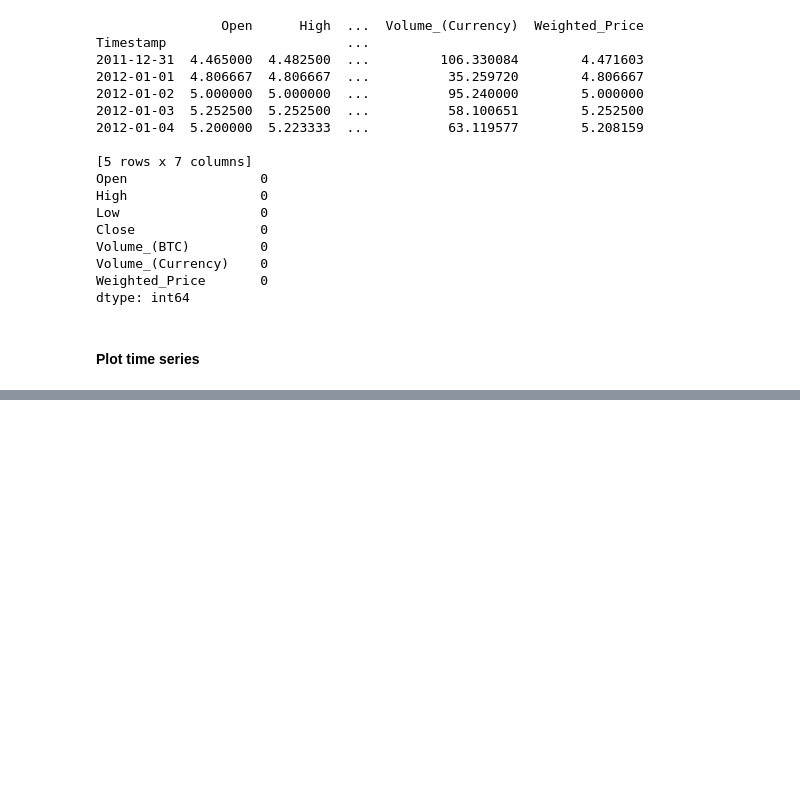
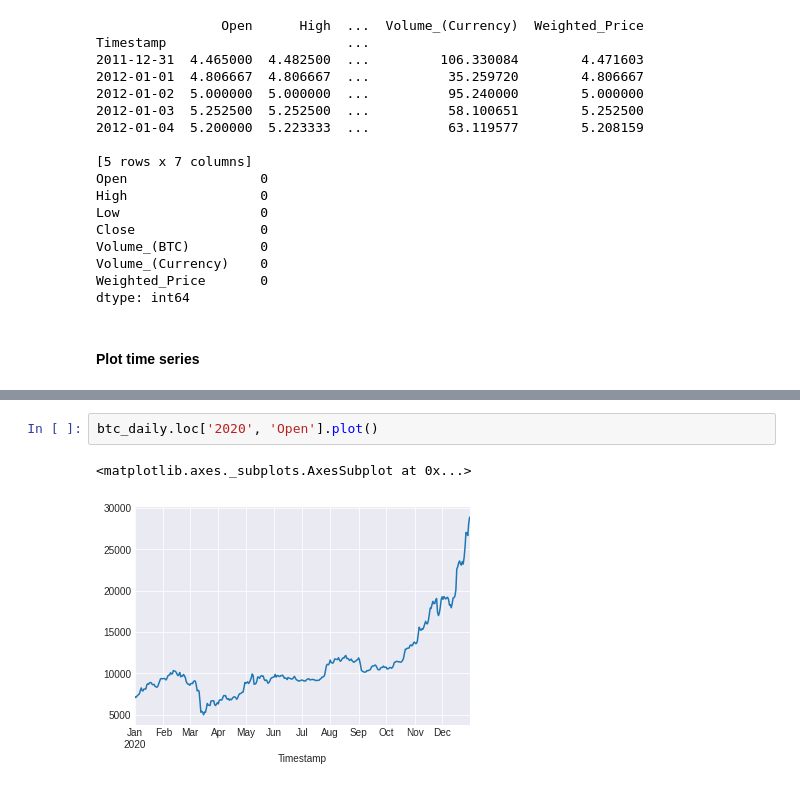
Before and after one commit to roldanpau/bitcoin, a Jupyter notebook: bitcoin.ipynb, the cells around one changed output, grey strips where cells are left out. Cells and saved outputs as stored; diff of their text form; blank space fills up the shorter version.

```diff
--- a/bitcoin.ipynb
+++ b/bitcoin.ipynb
@@ -65,0 +68,5 @@ plt.plot()
+# %%
+btc_daily.loc['2020', 'Open'].plot()
+# %% [output]
+<matplotlib.axes._subplots.AxesSubplot at 0x...>
+[figure, added]
```
Also changed, not shown: parts of 2 cells of this notebook.
